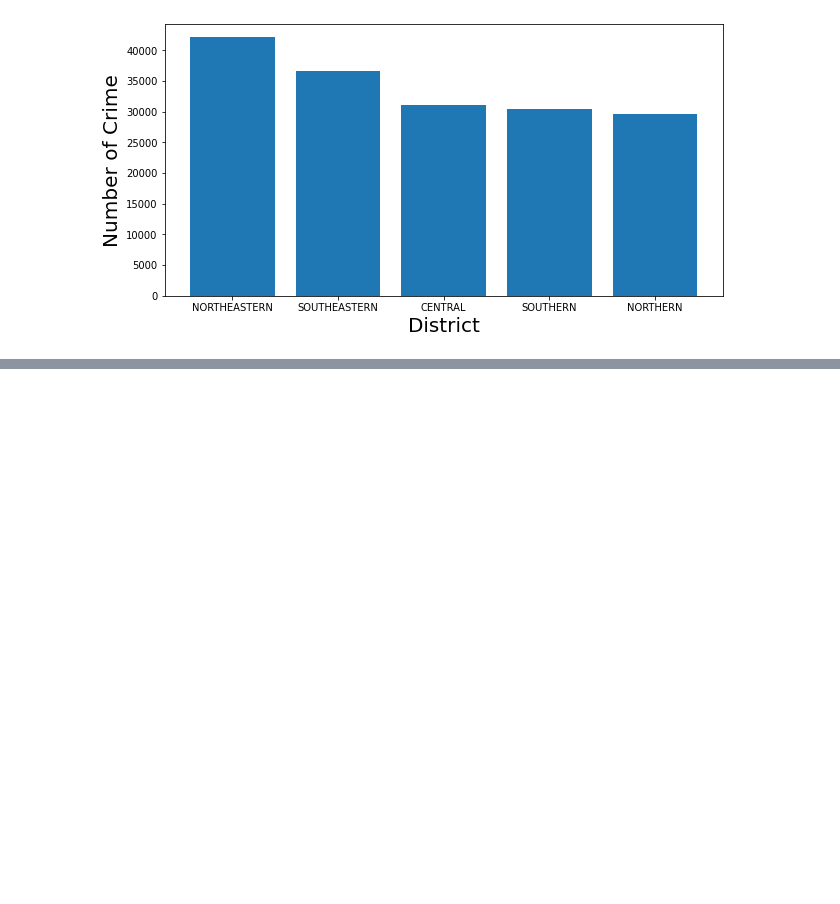
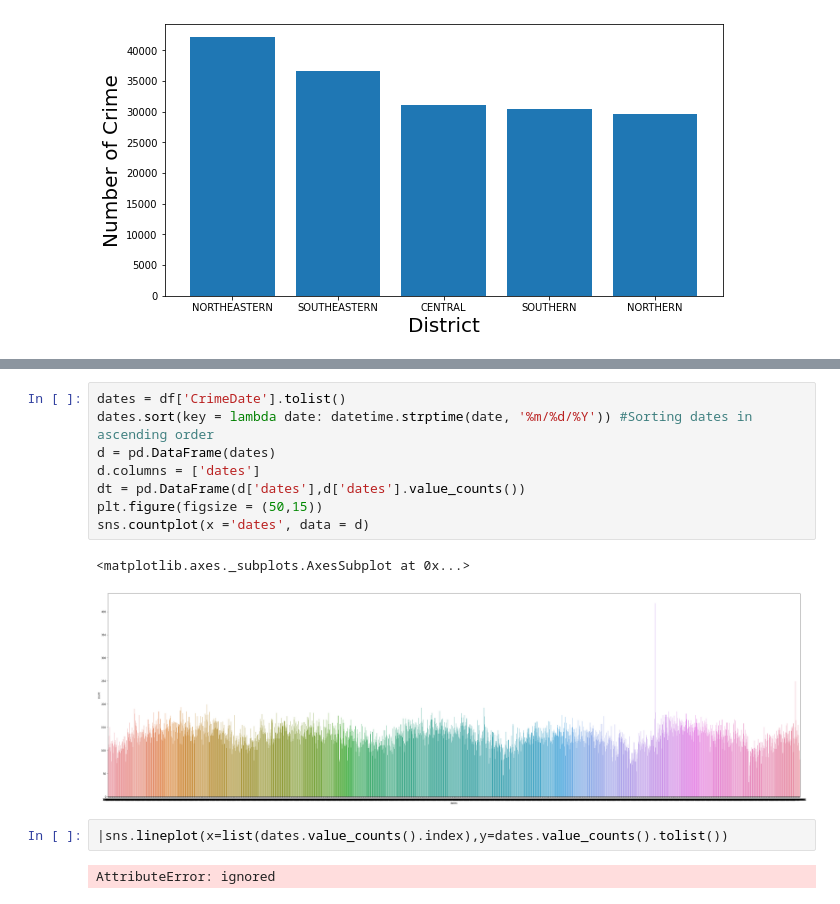
Before and after one commit to Abhishek4848/Homicide_Data_Analysis, a Jupyter notebook: homicide_analysis.ipynb, the cells around one changed output, grey strips where cells are left out. Drawn from its saved outputs; the diff is of its cells as text; blank space fills up the shorter version.

```diff
--- a/homicide_analysis.ipynb
+++ b/homicide_analysis.ipynb
@@ -124,0 +164,15 @@ Text(0, 0.5, 'Number of Crime')
+# %%
+dates = df['CrimeDate'].tolist()
+dates.sort(key = lambda date: datetime.strptime(date, '%m/%d/%Y')) #Sorting dates in ascending order
+d = pd.DataFrame(dates)
+d.columns = ['dates']
+dt = pd.DataFrame(d['dates'],d['dates'].value_counts())
+plt.figure(figsize = (50,15))
+sns.countplot(x ='dates', data = d)
+# %% [output]
+<matplotlib.axes._subplots.AxesSubplot at 0x...>
+[figure, added]
+# %%
+|sns.lineplot(x=list(dates.value_counts().index),y=dates.value_counts().tolist())
+# %% [output]
+AttributeError: ignored
```
Also changed, not shown: parts of 5 cells of this notebook.
